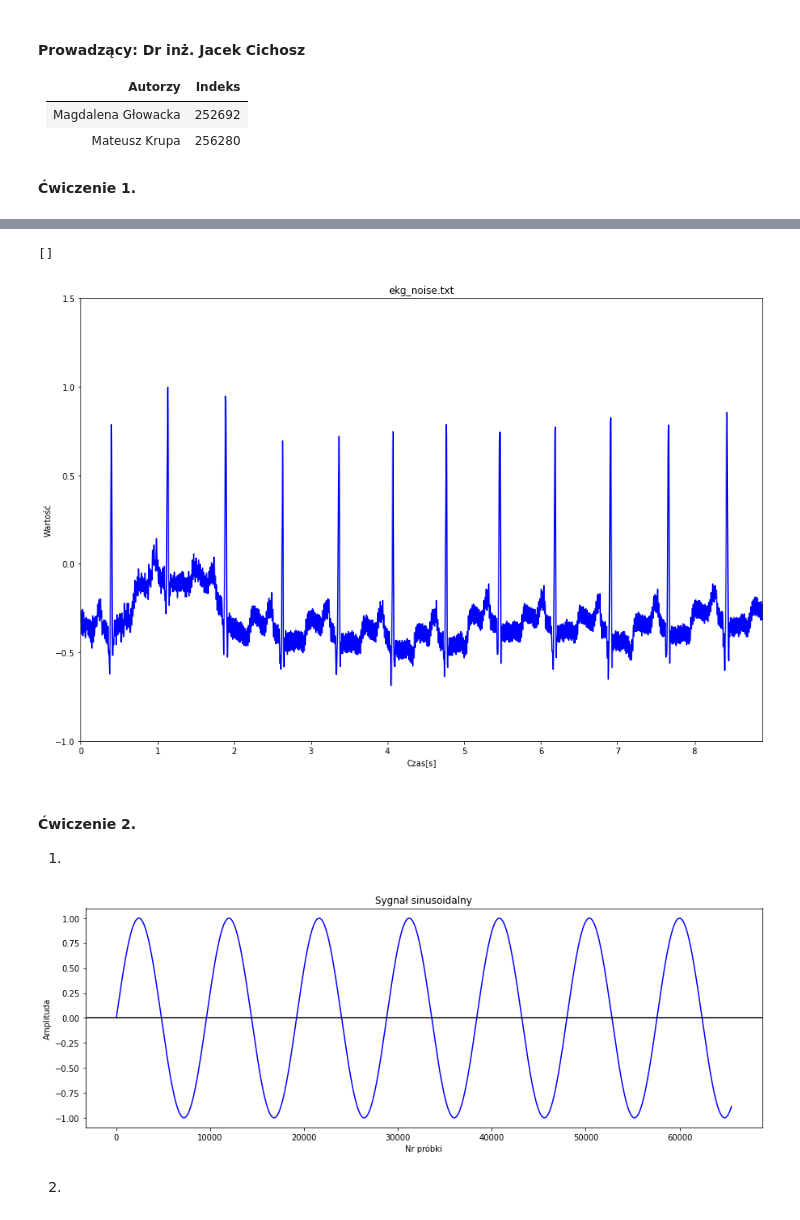
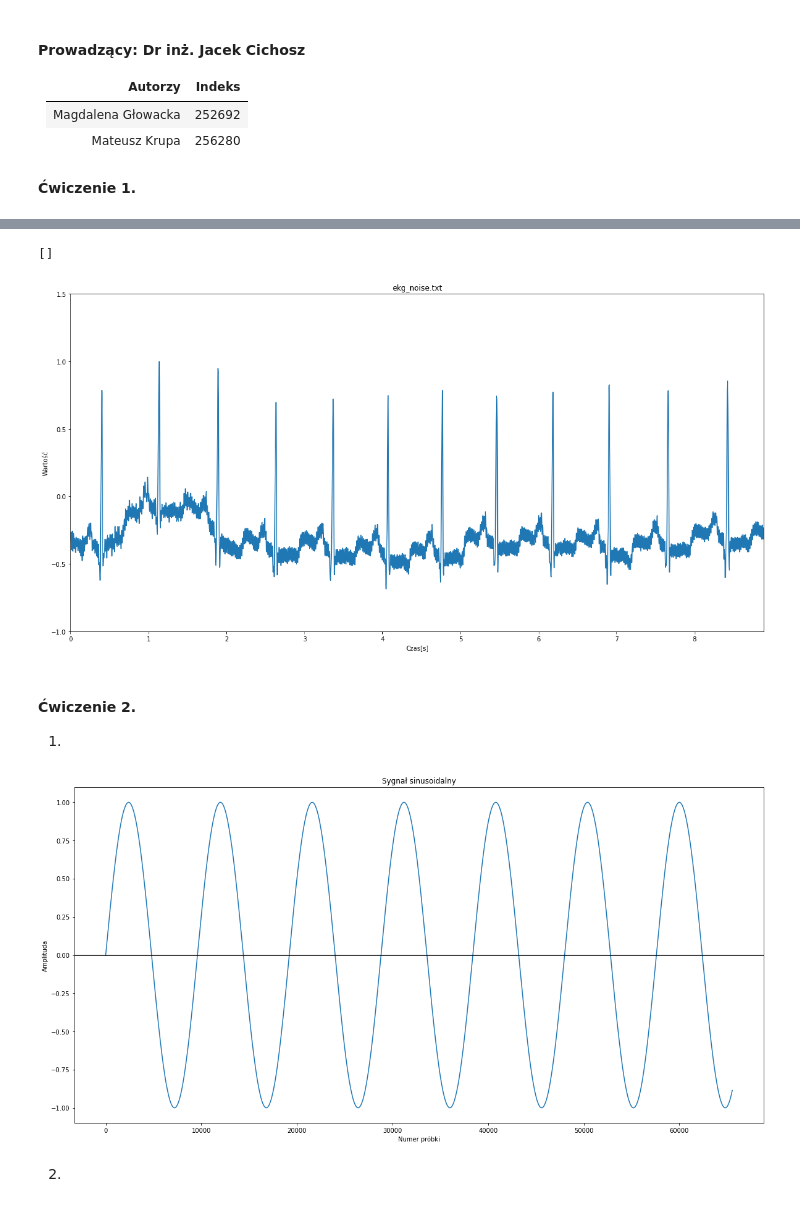
Before and after one commit to magdalena09/CPSiO-lab, a Jupyter notebook: lab1.ipynb, the cells around one changed output, grey strips where cells are left out. Drawn from its saved outputs; the diff is of its cells as text; code cells hidden in the pictures.

```diff
--- a/lab1.ipynb
+++ b/lab1.ipynb
@@ -73,26 +72,26 @@ plt.plot()
 # %%
 str1=os.getcwd()
 
 ekg_noise = pd.read_csv(str1+'\\ekg_noise.txt', names=['Czas', 'Wartosc amplitudy'], sep='\s+')
 sampling_frequency_ekg_noise = 360 # czestotliwosc probkowania
 
 ekg_noise['Czas'] = ekg_noise.index/sampling_frequency_ekg_noise # ustalenie punktów na osi czasu
-ekg_noise = ekg_noise.set_index('Czas') # ustawienie czasu jako indexu tabeli
+ekg_noise = ekg_noise.set_index('Czas')
 ekg_noise_time = ((ekg_noise.shape[0])/sampling_frequency_ekg_noise)
 
-fig, axes = plt.subplots(ncols=1, nrows=1, figsize=(15,10))
-axes.plot(ekg_noise.index, ekg_noise['Wartosc amplitudy'], color='blue')
-axes.set_title('ekg_noise.txt')
-axes.set_xlabel('Czas[s]')
-axes.set_ylabel('Wartość')
+plt.figure(figsize=(20,10))
+plt.plot(ekg_noise.index, ekg_noise['Wartosc amplitudy'])
+plt.title('ekg_noise.txt')
+plt.xlabel('Czas[s]')
+plt.ylabel('Wartość')
 plt.xlim(0, ekg_noise_time)
 plt.ylim(-1.0,1.5)
 # file_name = input("Podaj nazwe pliku do zapisu: ")
 # plt.savefig(file_name + ".jpg")
 plt.plot()
 # %% [output]
 []
-[figure, old version]
+[figure, new version]
 # %% [markdown]
 #### Ćwiczenie 2.
 1)
@@ -102,17 +101,17 @@ length = 65_536
 N = np.arange(length)
 fs = 480_000
 
-sinus = np.sin(2 * np.pi * N * f/fs)
+sinus = np.sin(2 * N * np.pi * f/fs) #sin(2 * pi * f * t), t = 1/fs
 
-fig, axes = plt.subplots(ncols=1, nrows = 1, figsize=(15,5))
-axes.plot(N, sinus, color='blue')
-axes.set_title('Sygnał sinusoidalny')
-axes.set_ylabel('Amplituda')
-axes.set_xlabel('Numer próbki')
-axes.axhline(y=0, color='black')
+plt.figure(figsize=(20,10))
+plt.plot(N, sinus)
+plt.title('Sygnał sinusoidalny')
+plt.ylabel('Amplituda')
+plt.xlabel('Numer próbki')
+plt.axhline(y=0, color='black')
 plt.show()
 # %% [output]
-[figure, old version]
+[figure, new version]
 # %% [markdown]
 2)
 # %%
```
Also changed, not shown: parts of 5 cells of this notebook.
